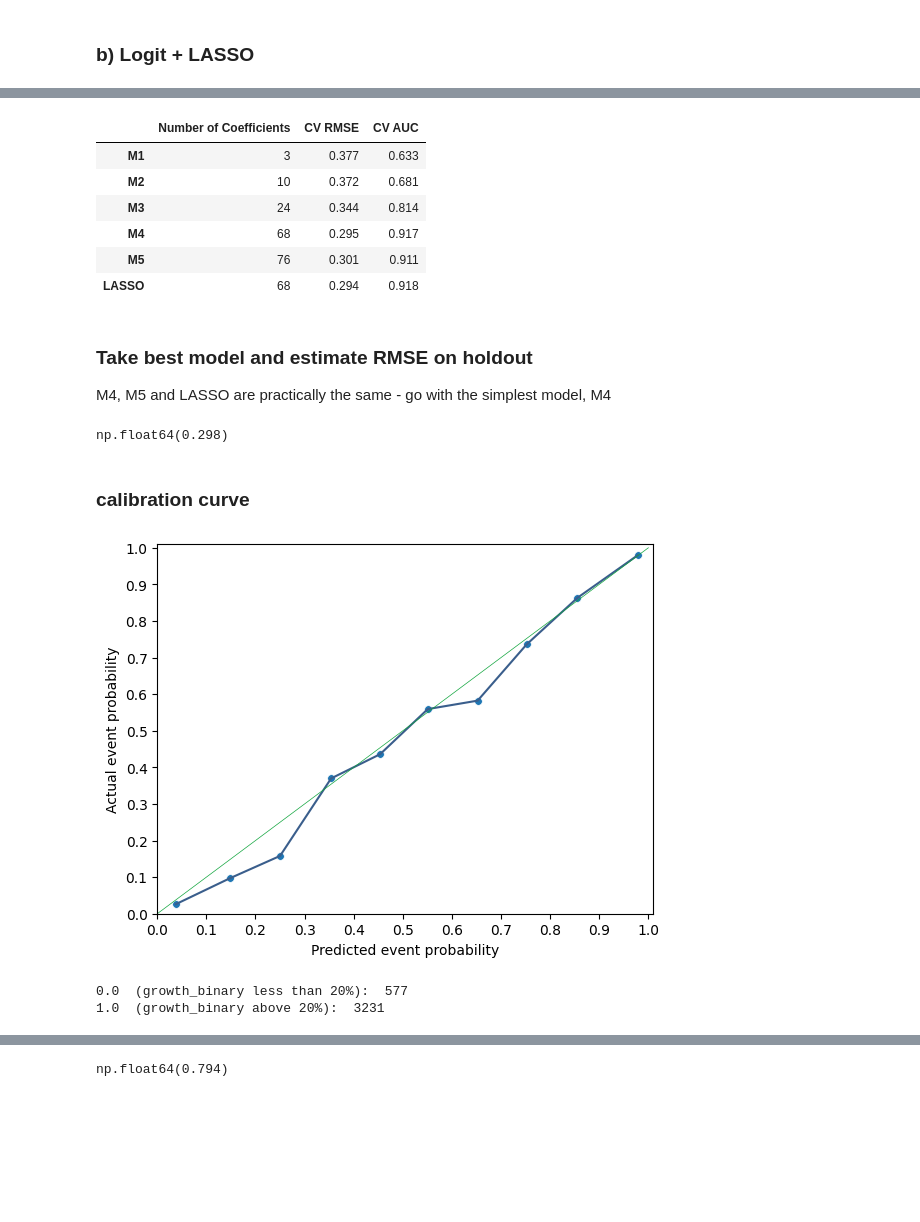
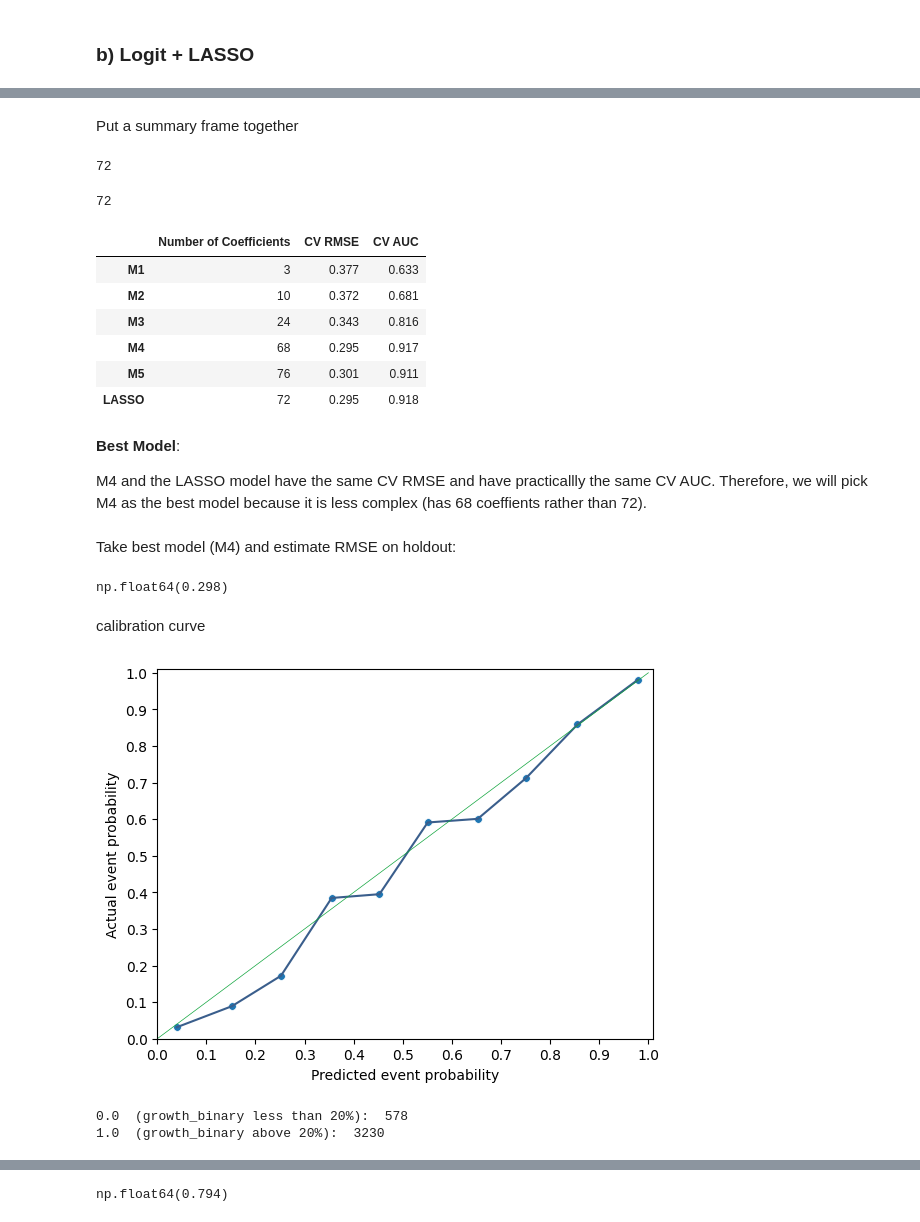
Before and after one commit to petrailic/assignment_2, a Jupyter notebook: task_1_pred_and_class.ipynb, the cells around one changed output, grey strips where cells are left out. Cells and saved outputs as stored; diff of their text form; code cells hidden in the pictures; blank space fills up the shorter version.

```diff
--- a/task_1_pred_and_class.ipynb
+++ b/task_1_pred_and_class.ipynb
@@ -36,3 +34,3 @@ import py_helper_functions as da
 # %%
-data = pd.read_csv("bisnode_firms_clean.csv")
+data = pd.read_csv("data/clean/bisnode_firms_clean.csv")
 # %% [markdown]
@@ -578,6 +510,8 @@ logLasso_auc_fitted = logLasso_auc.fit(normalized_logitvars, y_train)
 CV_AUC_folds["LASSO"] = logLasso_auc_fitted.scores_[1][
     :, cv_summary_lasso["mean_cv_score"].idxmin()
 ]
+# %% [markdown]
+Put a summary frame together
 # %%
 model_fits = pd.DataFrame(logit_models, index=["Model fit"]).T
 
@@ -593,26 +527,30 @@ summary.loc["LASSO", "Number of Coefficients"] = len(
 
 summary["CV RMSE"] = pd.DataFrame(CV_RMSE_folds).T.mean(axis=1)
 summary["CV AUC"] = pd.DataFrame(CV_AUC_folds).T.mean(axis=1)
+# %%
+sum(x != 0 for x in model_fits.loc["LASSO"].values[0].coef_[0].tolist())
+# %% [output]
+72
+# %%
+len([i for i in model_fits.loc["LASSO"].values[0].coef_[0] if i != 0])
+# %% [output]
+72
 # %%
-sum(x != 0 for x in model_fits.loc["LASSO"].values[0].coef_[0].tolist())
-
-len(
-    [i for i in model_fits.loc["LASSO"].values[0].coef_[0] if i != 0]
-)
-
 summary.round(3)
 # %% [output]
 |  | Number of Coefficients | CV RMSE | CV AUC |
 | M1 | 3 | 0.377 | 0.633 |
 | M2 | 10 | 0.372 | 0.681 |
-| M3 | 24 | 0.344 | 0.814 |
+| M3 | 24 | 0.343 | 0.816 |
 | M4 | 68 | 0.295 | 0.917 |
 | M5 | 76 | 0.301 | 0.911 |
-| LASSO | 68 | 0.294 | 0.918 |
+| LASSO | 72 | 0.295 | 0.918 |
+# %% [markdown]
+**Best Model**:
+
+M4 and the LASSO model have the same CV RMSE and have practicallly the same CV AUC. Therefore, we will pick M4 as the best model because it is less complex (has 68 coeffients rather than 72).
 # %% [markdown]
-### Take best model and estimate RMSE on holdout
-
-M4, M5 and LASSO are practically the same - go with the simplest model, M4
+Take best model (M4) and estimate RMSE on holdout:
 # %%
 best_logit = logit_models["M4"]
 model_equation = "growth_binary~" + "+".join(M4)
@@ -624,7 +562,7 @@ round(rmse(data_holdout["best_logit_pred_proba"], data_holdout["growth_binary"])
 # %% [output]
 np.float64(0.298)
 # %% [markdown]
-### calibration curve
+calibration curve
 # %%
 da.create_calibration_plot(
     data_holdout,
@@ -635,7 +573,7 @@ da.create_calibration_plot(
     breaks=None,
 )
 # %% [output]
-[figure, old version]
+[figure, new version]
 # %%
 #confusion table
 logit_class_prediction = best_logit.predict(X_holdout)
@@ -644,8 +582,8 @@ values, counts = np.unique(logit_class_prediction.tolist(), return_counts=True)
 print(values[0], " (growth_binary less than 20%): ", counts[0])
 print(values[1], " (growth_binary above 20%): ", counts[1])
 # %% [output]
-0.0  (growth_binary less than 20%):  577
-1.0  (growth_binary above 20%):  3231
+0.0  (growth_binary less than 20%):  578
+1.0  (growth_binary above 20%):  3230
 # %%
 cm_object1 = confusion_matrix(
     data_holdout["growth_binary"], logit_class_prediction, labels=[0, 1]
```
Also changed, not shown: parts of 40 cells of this notebook.
